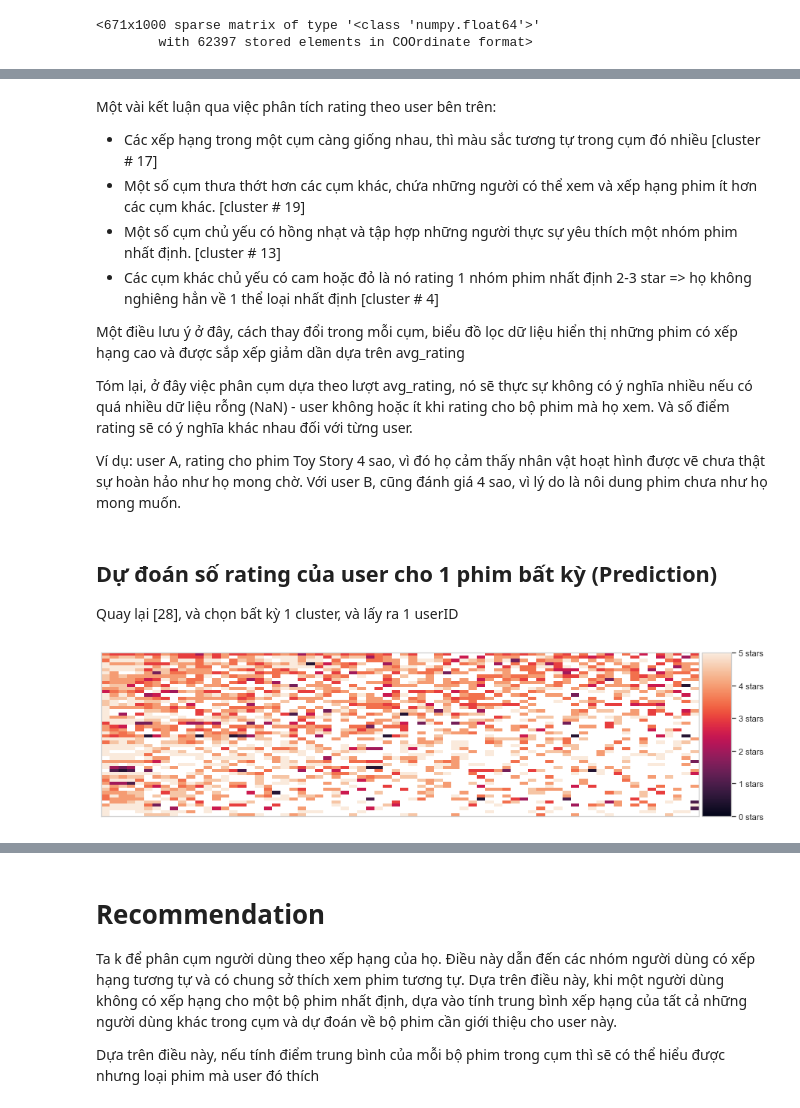
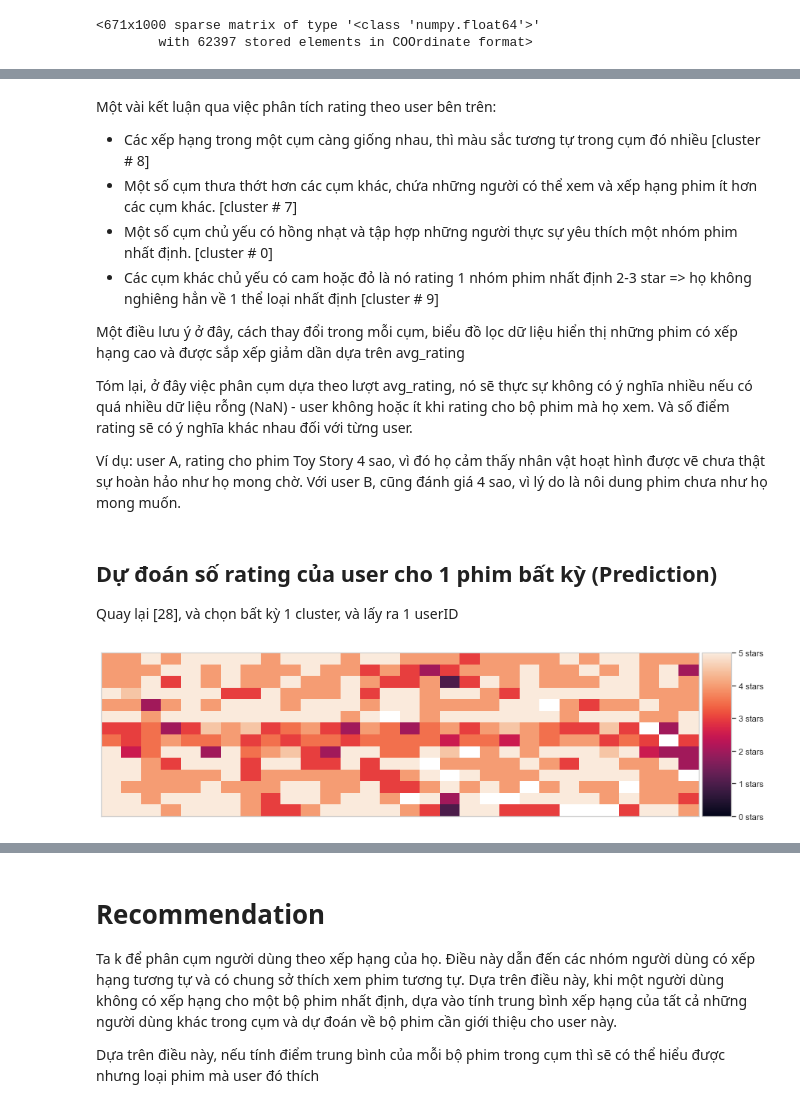
Before and after one commit to ttduongtran/practice-data-mining, a Jupyter notebook: index_prediction_vi.ipynb, the cells around one changed output, grey strips where cells are left out. Cells and saved outputs as stored; diff of their text form; code cells hidden in the pictures.

```diff
--- a/index_prediction_vi.ipynb
+++ b/index_prediction_vi.ipynb
@@ -475,9 +442,8 @@ sparse_ratings
         with 62397 stored elements in COOrdinate format>
 # %%
 # [27]
-# 20 clusters
-
-predictions = KMeans(n_clusters=20, algorithm='full').fit_predict(sparse_ratings)
+# 10 clusters
+predictions = KMeans(n_clusters=10, algorithm='full').fit_predict(sparse_ratings)
 # %%
 # [28]
 max_users = 70
@@ -508,9 +474,9 @@ cluster # 13
 # %% [markdown]
 Một vài kết luận qua việc phân tích rating theo user bên trên:
-- Các xếp hạng trong một cụm càng giống nhau, thì màu sắc tương tự trong cụm đó nhiều [cluster # 17]
-- Một số cụm thưa thớt hơn các cụm khác, chứa những người có thể xem và xếp hạng phim ít hơn các cụm khác. [cluster # 19]
-- Một số cụm chủ yếu có hồng nhạt và tập hợp những người thực sự yêu thích một nhóm phim nhất định. [cluster # 13]
-- Các cụm khác chủ yếu có cam hoặc đỏ là nó rating 1 nhóm phim nhất định 2-3 star => họ không nghiêng hẳn về 1 thể loại nhất định [cluster # 4]
+- Các xếp hạng trong một cụm càng giống nhau, thì màu sắc tương tự trong cụm đó nhiều [cluster # 8]
+- Một số cụm thưa thớt hơn các cụm khác, chứa những người có thể xem và xếp hạng phim ít hơn các cụm khác. [cluster # 7]
+- Một số cụm chủ yếu có hồng nhạt và tập hợp những người thực sự yêu thích một nhóm phim nhất định. [cluster # 0]
+- Các cụm khác chủ yếu có cam hoặc đỏ là nó rating 1 nhóm phim nhất định 2-3 star => họ không nghiêng hẳn về 1 thể loại nhất định [cluster # 9]
 
 
 Một điều lưu ý ở đây, cách thay đổi trong mỗi cụm, biểu đồ lọc dữ liệu hiển thị những phim có xếp hạng cao và được sắp xếp giảm dần dựa trên avg_rating
@@ -525,18 +491,18 @@ Quay lại [28], và chọn bất kỳ 1 cluster, và lấy ra 1 userID
 # %%
 # [29]
 
 # TODO: Pick a cluster ID from the clusters above
-cluster_number = 13
+cluster_number = 9
 
 # Let's filter to only see the region of the dataset with the most number of values
 max_users = 70
 max_movies = 50
 cluster = clustered[clustered.group == cluster_number].drop(['index', 'group'], axis=1)
 
 cluster = helper.sort_by_rating_density(cluster, n_movies, n_users)
 helper.draw_movies_heatmap(cluster, axis_labels=False)
 # %% [output]
-[figure, old version]
+[figure, new version]
 # %%
 # [30]
 cluster.head()
```
Also changed, not shown: parts of 28 cells of this notebook, 5 other files.
